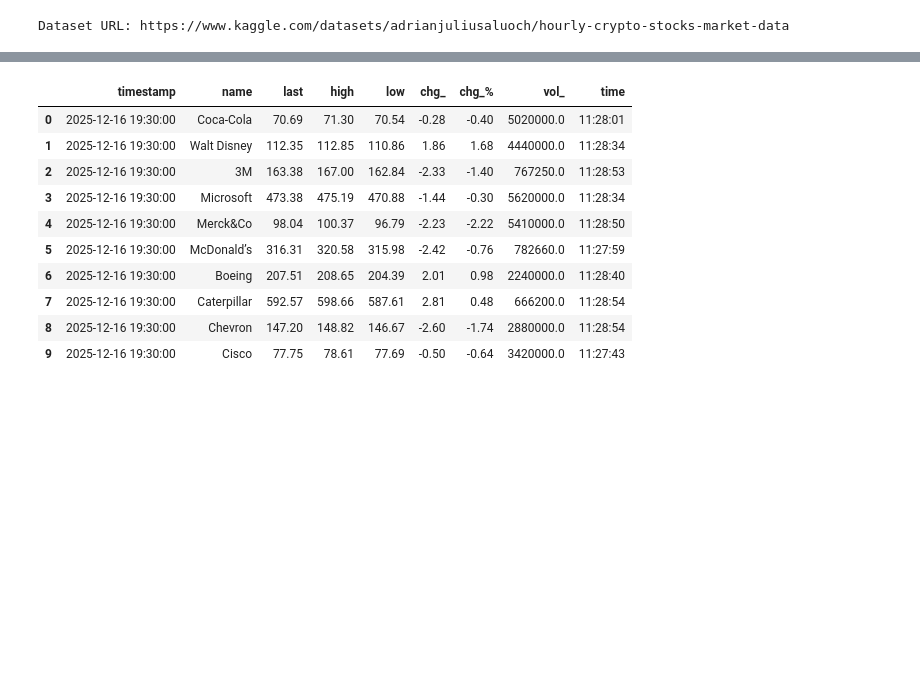
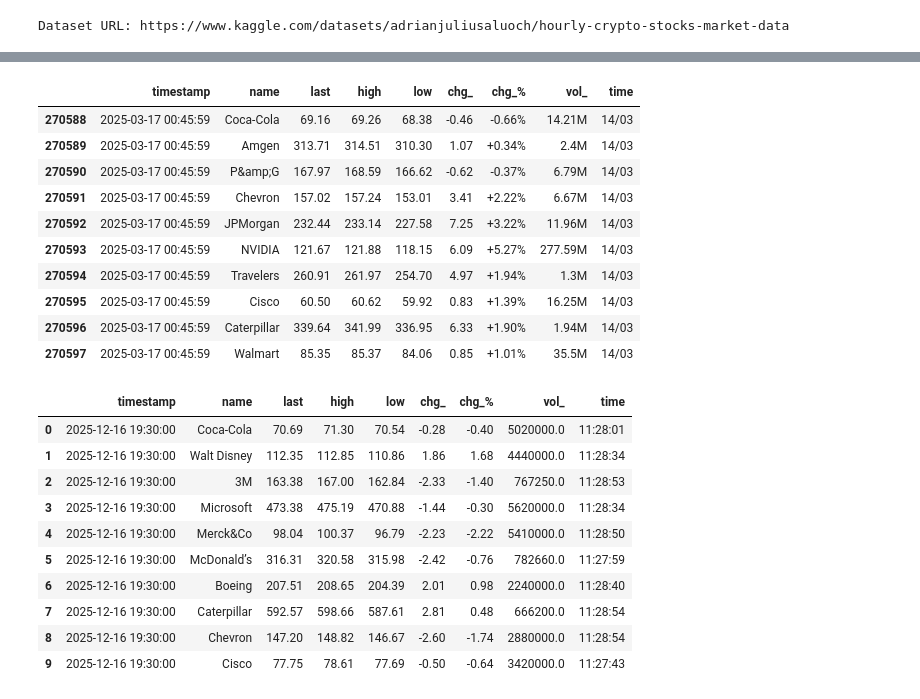
Before and after one commit to Eduard-Pugachov/financial_data_ai, a Jupyter notebook: notebooks/data_analysis.ipynb, the cells around one changed output, grey strips where cells are left out. Drawn from its saved outputs; the diff is of its cells as text; code cells hidden in the pictures; blank space fills up the shorter version.

```diff
--- a/notebooks/data_analysis.ipynb
+++ b/notebooks/data_analysis.ipynb
@@ -75,3 +75,17 @@ df.head(10)
+# %%
+df.tail(10)
+# %% [output]
+|  | timestamp | name | last | high | low | chg_ | chg_% | vol_ | time |
+| 270588 | 2025-03-17 00:45:59 | Coca-Cola | 69.16 | 69.26 | 68.38 | -0.46 | -0.66% | 14.21M | 14/03 |
+| 270589 | 2025-03-17 00:45:59 | Amgen | 313.71 | 314.51 | 310.30 | 1.07 | +0.34% | 2.4M | 14/03 |
+| 270590 | 2025-03-17 00:45:59 | P&amp;G | 167.97 | 168.59 | 166.62 | -0.62 | -0.37% | 6.79M | 14/03 |
+| 270591 | 2025-03-17 00:45:59 | Chevron | 157.02 | 157.24 | 153.01 | 3.41 | +2.22% | 6.67M | 14/03 |
+| 270592 | 2025-03-17 00:45:59 | JPMorgan | 232.44 | 233.14 | 227.58 | 7.25 | +3.22% | 11.96M | 14/03 |
+| 270593 | 2025-03-17 00:45:59 | NVIDIA | 121.67 | 121.88 | 118.15 | 6.09 | +5.27% | 277.59M | 14/03 |
+| 270594 | 2025-03-17 00:45:59 | Travelers | 260.91 | 261.97 | 254.70 | 4.97 | +1.94% | 1.3M | 14/03 |
+| 270595 | 2025-03-17 00:45:59 | Cisco | 60.50 | 60.62 | 59.92 | 0.83 | +1.39% | 16.25M | 14/03 |
+| 270596 | 2025-03-17 00:45:59 | Caterpillar | 339.64 | 341.99 | 336.95 | 6.33 | +1.90% | 1.94M | 14/03 |
+| 270597 | 2025-03-17 00:45:59 | Walmart | 85.35 | 85.37 | 84.06 | 0.85 | +1.01% | 35.5M | 14/03 |
 # %%
 # Cleaning and preprocessing dataset
 
```
Also changed, not shown: parts of 3 cells of this notebook, 4 other files.
